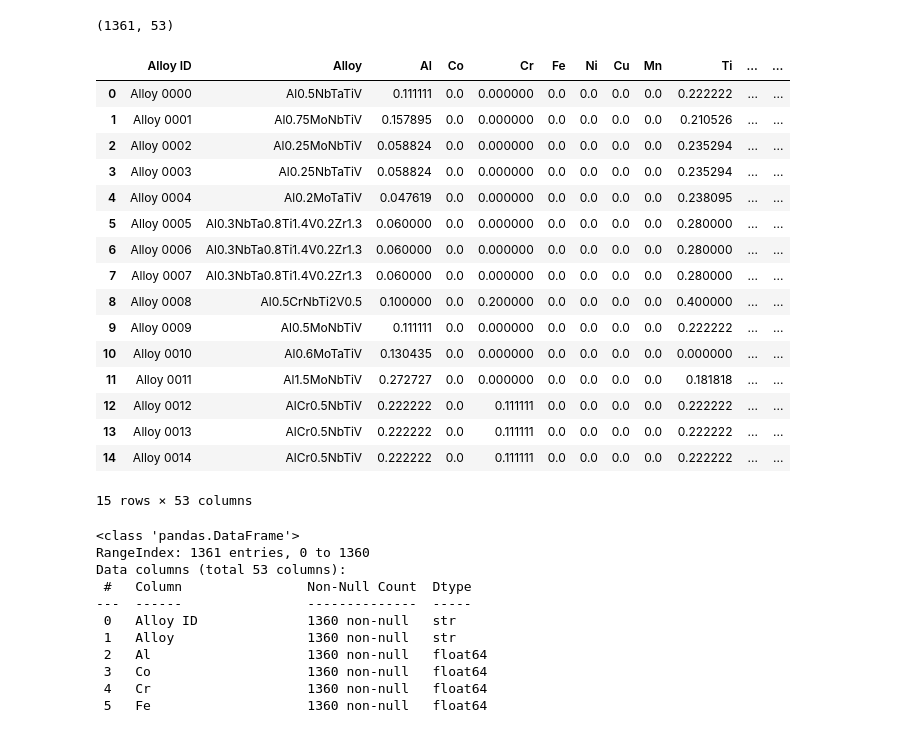
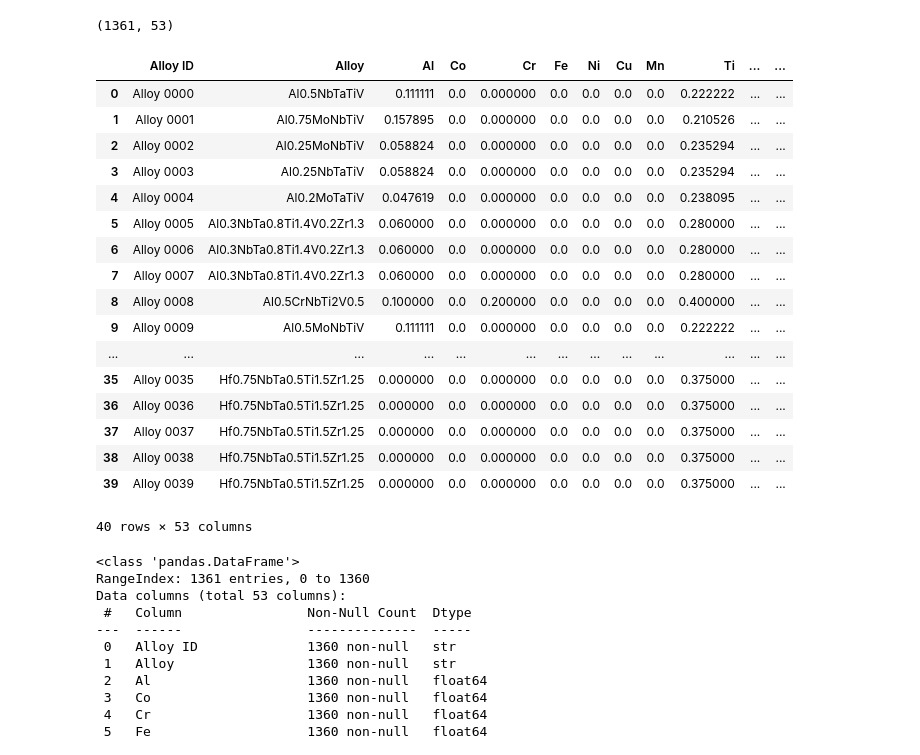
Before and after one commit to efyct6/Machine-Learning, a Jupyter notebook: mmme4125-coursework_2026.ipynb, the cells around one changed output. Drawn from its saved outputs; the diff is of its cells as text; code cells hidden in the pictures.

```diff
--- a/mmme4125-coursework_2026.ipynb
+++ b/mmme4125-coursework_2026.ipynb
@@ -203,27 +226,28 @@ ds.shape  # Return number of (rows, columns in dataset)
 # %% [output]
 (1361, 53)
 # %%
-ds.head(15) # no-3 panda guide // prints  first 15 rows of dataset
+ds.head(40) # no-3 panda guide // prints  first 15 rows of dataset
 
 # Repeating dataset? e.g 5-7, 12-14 -> create bias/ affect weight of model?
 # %% [output]
 |  | Alloy ID | Alloy | Al | Co | Cr | Fe | Ni | Cu | Mn | Ti | ... | ... |
 | 0 | Alloy 0000 | Al0.5NbTaTiV | 0.111111 | 0.0 | 0.000000 | 0.0 | 0.0 | 0.0 | 0.0 | 0.222222 | ... | ... |
 | 1 | Alloy 0001 | Al0.75MoNbTiV | 0.157895 | 0.0 | 0.000000 | 0.0 | 0.0 | 0.0 | 0.0 | 0.210526 | ... | ... |
 | 2 | Alloy 0002 | Al0.25MoNbTiV | 0.058824 | 0.0 | 0.000000 | 0.0 | 0.0 | 0.0 | 0.0 | 0.235294 | ... | ... |
 | 3 | Alloy 0003 | Al0.25NbTaTiV | 0.058824 | 0.0 | 0.000000 | 0.0 | 0.0 | 0.0 | 0.0 | 0.235294 | ... | ... |
 | 4 | Alloy 0004 | Al0.2MoTaTiV | 0.047619 | 0.0 | 0.000000 | 0.0 | 0.0 | 0.0 | 0.0 | 0.238095 | ... | ... |
 | 5 | Alloy 0005 | Al0.3NbTa0.8Ti1.4V0.2Zr1.3 | 0.060000 | 0.0 | 0.000000 | 0.0 | 0.0 | 0.0 | 0.0 | 0.280000 | ... | ... |
 | 6 | Alloy 0006 | Al0.3NbTa0.8Ti1.4V0.2Zr1.3 | 0.060000 | 0.0 | 0.000000 | 0.0 | 0.0 | 0.0 | 0.0 | 0.280000 | ... | ... |
 | 7 | Alloy 0007 | Al0.3NbTa0.8Ti1.4V0.2Zr1.3 | 0.060000 | 0.0 | 0.000000 | 0.0 | 0.0 | 0.0 | 0.0 | 0.280000 | ... | ... |
 | 8 | Alloy 0008 | Al0.5CrNbTi2V0.5 | 0.100000 | 0.0 | 0.200000 | 0.0 | 0.0 | 0.0 | 0.0 | 0.400000 | ... | ... |
 | 9 | Alloy 0009 | Al0.5MoNbTiV | 0.111111 | 0.0 | 0.000000 | 0.0 | 0.0 | 0.0 | 0.0 | 0.222222 | ... | ... |
-| 10 | Alloy 0010 | Al0.6MoTaTiV | 0.130435 | 0.0 | 0.000000 | 0.0 | 0.0 | 0.0 | 0.0 | 0.000000 | ... | ... |
-| 11 | Alloy 0011 | Al1.5MoNbTiV | 0.272727 | 0.0 | 0.000000 | 0.0 | 0.0 | 0.0 | 0.0 | 0.181818 | ... | ... |
-| 12 | Alloy 0012 | AlCr0.5NbTiV | 0.222222 | 0.0 | 0.111111 | 0.0 | 0.0 | 0.0 | 0.0 | 0.222222 | ... | ... |
-| 13 | Alloy 0013 | AlCr0.5NbTiV | 0.222222 | 0.0 | 0.111111 | 0.0 | 0.0 | 0.0 | 0.0 | 0.222222 | ... | ... |
-| 14 | Alloy 0014 | AlCr0.5NbTiV | 0.222222 | 0.0 | 0.111111 | 0.0 | 0.0 | 0.0 | 0.0 | 0.222222 | ... | ... |
+| ... | ... | ... | ... | ... | ... | ... | ... | ... | ... | ... | ... | ... |
+| 35 | Alloy 0035 | Hf0.75NbTa0.5Ti1.5Zr1.25 | 0.000000 | 0.0 | 0.000000 | 0.0 | 0.0 | 0.0 | 0.0 | 0.375000 | ... | ... |
+| 36 | Alloy 0036 | Hf0.75NbTa0.5Ti1.5Zr1.25 | 0.000000 | 0.0 | 0.000000 | 0.0 | 0.0 | 0.0 | 0.0 | 0.375000 | ... | ... |
+| 37 | Alloy 0037 | Hf0.75NbTa0.5Ti1.5Zr1.25 | 0.000000 | 0.0 | 0.000000 | 0.0 | 0.0 | 0.0 | 0.0 | 0.375000 | ... | ... |
+| 38 | Alloy 0038 | Hf0.75NbTa0.5Ti1.5Zr1.25 | 0.000000 | 0.0 | 0.000000 | 0.0 | 0.0 | 0.0 | 0.0 | 0.375000 | ... | ... |
+| 39 | Alloy 0039 | Hf0.75NbTa0.5Ti1.5Zr1.25 | 0.000000 | 0.0 | 0.000000 | 0.0 | 0.0 | 0.0 | 0.0 | 0.375000 | ... | ... |
-15 rows × 53 columns
+40 rows × 53 columns
 # %%
 ds.info()   #no 5 - panda guide // prints summary of dataset
 
```
Also changed, not shown: parts of 4 cells of this notebook, 3 other files.
